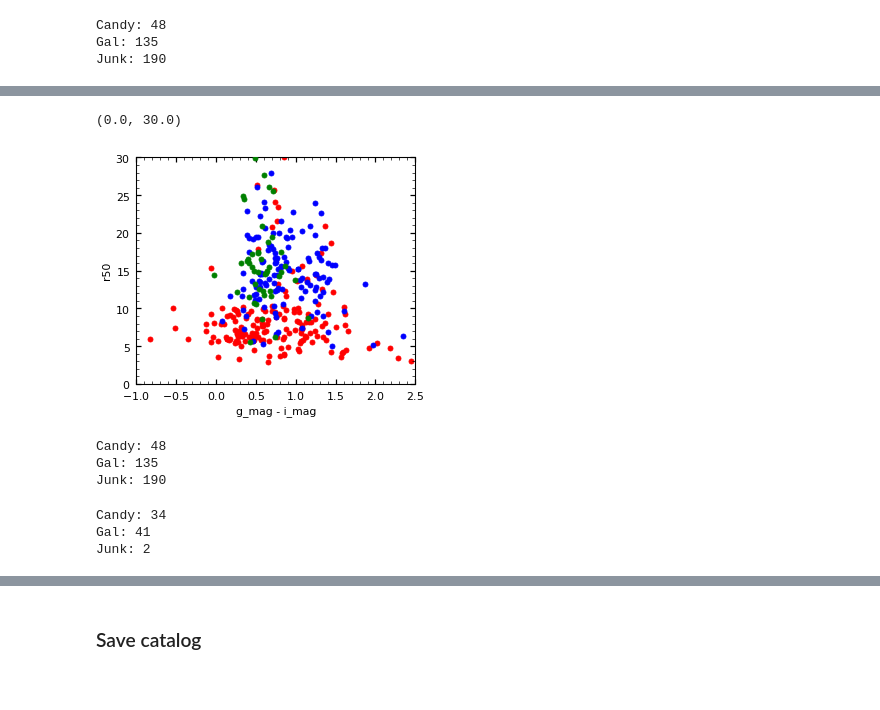
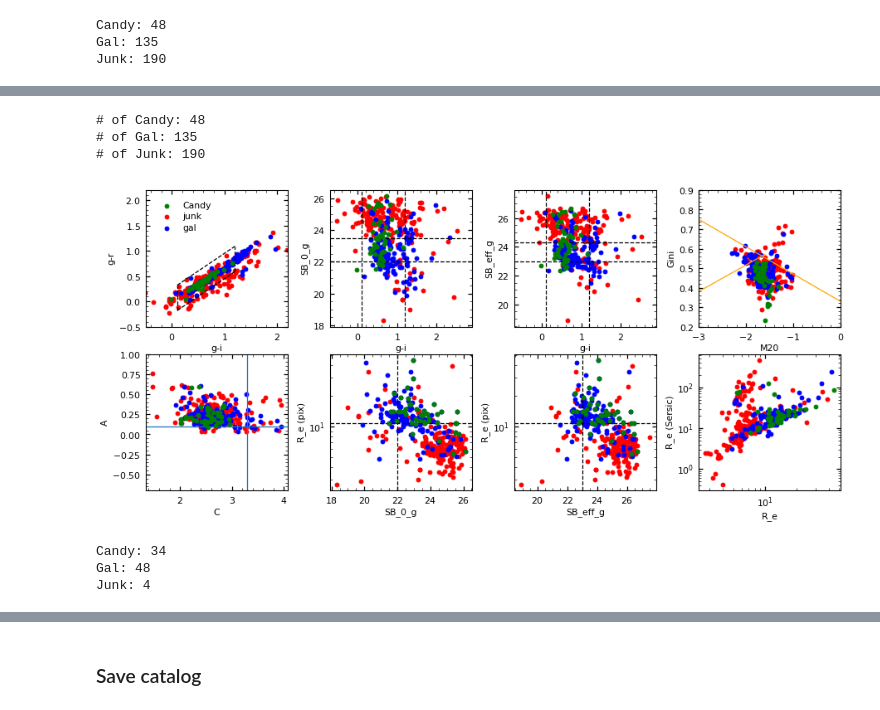
Before and after one commit to AstroJacobLi/kuaizi, a Jupyter notebook: diezi/scarlet_modeling/cosmos_sample/COSMOS-structure-vanilla-cuts.ipynb, the cells around one changed output, grey strips where cells are left out. Drawn from its saved outputs; the diff is of its cells as text; code cells hidden in the pictures.

```diff
--- a/diezi/scarlet_modeling/cosmos_sample/COSMOS-structure-vanilla-cuts.ipynb
+++ b/diezi/scarlet_modeling/cosmos_sample/COSMOS-structure-vanilla-cuts.ipynb
@@ -32,5 +34,5 @@ kz.utils.set_env(**env_dict)
 # %%
-lsbg_cat = Table.read('./Catalog/COSMOS/cosmos_cutout_cat_COSMOS.fits')
+lsbg_cat = Table.read(f'./Catalog/{PREFIX}/{PREFIX.lower()}_cutout_cat_{PREFIX}.fits')
 lsbg_cat.sort('viz-id')
 # %% [markdown]
 ### The measurement is done by running `sbatch 1k_meas.slurm`, etc. Check `vanilla_measure_all.py` for details.
@@ -39,7 +41,7 @@ The measurement catalogs are saved at `./Catalog/NSA/z002_004/lsbg_measure_vanii
 
 Below, we combine these catalogs together.
 # %%
-meas_cat = Table.read('./Catalog/COSMOS/_lsbg_measure_vanilla.fits')
+meas_cat = Table.read(f'./Catalog/{PREFIX}/_lsbg_measure_vanilla.fits')
 # %%
 len(meas_cat[(~np.isnan(meas_cat['ID']))])
 # %% [output]
@@ -53,8 +55,6 @@ from astropy.cosmology import Planck15
 cosmos = Planck15
 h = cosmos.h
 kuaizi.set_matplotlib(style='nature', usetex=False)
-# %%
-meas_cat = Table.read('./Catalog/COSMOS/_lsbg_measure_vanilla.fits')
 # %%
 junk = (lsbg_cat['bad_votes'] > lsbg_cat['good_votes'])
 candy = (lsbg_cat['good_votes'] > lsbg_cat['bad_votes']) & (lsbg_cat['is_candy'] > lsbg_cat['is_galaxy'])
@@ -259,22 +73,0 @@ plt.xlim(-0.6, 2.5)
-# %%
-plt.scatter((g_mag - i_mag)[candy], meas_cat['rhalf_ellip'][candy], color='g', zorder=10)
-plt.scatter((g_mag - i_mag)[junk], meas_cat['rhalf_ellip'][junk], color='r')
-plt.scatter((g_mag - i_mag)[gal], meas_cat['rhalf_ellip'][gal], color='b')
-
-#plt.ylim(0, 1)
-#plt.yscale('log')
-plt.xlabel('g_mag - i_mag')
-plt.ylabel('r50')
-plt.xlim(-1, 2.5)
-plt.ylim(0, 30)
-# %% [output]
-(0.0, 30.0)
-[figure, removed]
-# %%
-print('Candy:', np.sum(candy))
-print('Gal:', np.sum(gal))
-print('Junk:', np.sum(junk))
-# %% [output]
-Candy: 48
-Gal: 135
-Junk: 190
@@ -281,3 +76,10 @@ Junk: 190
+# %%
+plot_measurement(lsbg_cat, meas_cat)
+# %% [output]
+# of Candy: 48
+# of Gal: 135
+# of Junk: 190
+[figure, added]
 # %%
 color_bound = [0.1, 1.2]
 half_width = 0.25
@@ -286,13 +88,14 @@ mask = (g_mag - i_mag < color_bound[1]) & (g_mag - i_mag > color_bound[0]) & (
     (g_mag - r_mag) > 0.7 * (g_mag - i_mag) - half_width) & (
     (g_mag - r_mag) < 0.7 * (g_mag - i_mag) + half_width) & (i_mag < 22.5)
 
-mask &= (meas_cat['rhalf_ellip'] > 1.8 / 0.168) & (meas_cat['rhalf_ellip'] < 12 / 0.168)# & (meas_cat['r20'] > 1 / 0.168)
+mask &= (meas_cat['rhalf_circularized'] > 1.6 / 0.168) & (meas_cat['rhalf_circularized'] < 12 / 0.168)# & (meas_cat['r20'] > 1 / 0.168)
 #mask &= (meas_cat['rhalf_ellip'] > 1.8 / 0.168) & (meas_cat['rhalf_ellip'] < 12 / 0.168)
 
-# mask &= (meas_cat['SB_0'][:, 2] > 21)
+mask &= (meas_cat['SB_0'][:, 0] > 22.0)
 
 #mask &= (meas_cat['SB_eff_ellip'][:, 2] > 23.8) # Cuts based on JL votes
-mask &= (meas_cat['SB_eff_ellip'][:, 2] > 23.) # Cuts based on JG votes
+#mask &= (meas_cat['SB_eff_ellip'][:, 2] > 23.) # Cuts based on JG votes
+mask &= (meas_cat['SB_eff_avg'][:, 0] > 23.0) # Cuts based on JG votes
 
 mask &= (meas_cat['ell_sym'] < 0.65)
 
@@ -310,5 +113,5 @@ print('Gal:', np.sum(mask & gal))
 print('Junk:', np.sum(mask & junk))
 # %% [output]
 Candy: 34
-Gal: 41
-Junk: 2
+Gal: 48
+Junk: 4
```
Also changed, not shown: parts of 34 cells of this notebook, 12 other files.
